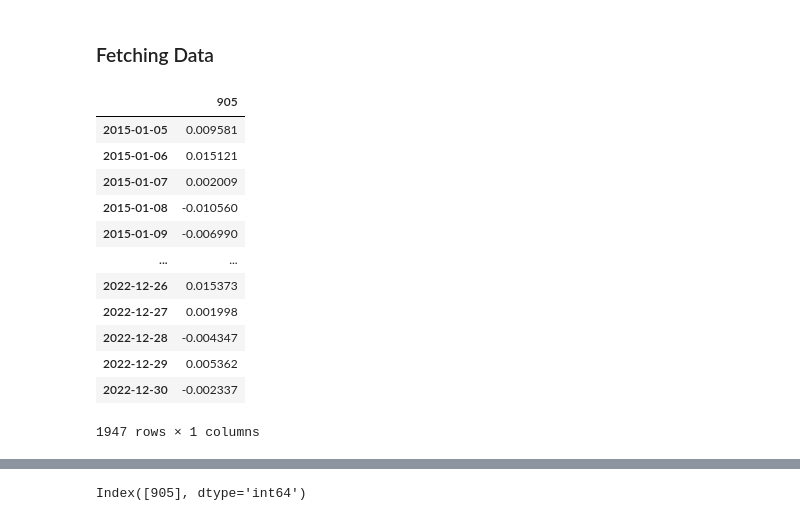
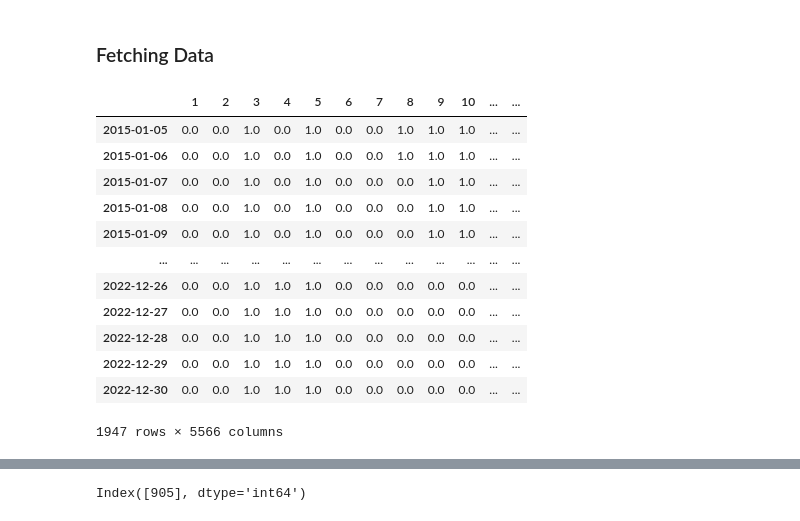
Before and after one commit to alaiazz/t1derivative, a Jupyter notebook: tasks_test.ipynb, the cells around one changed output, grey strips where cells are left out. Saved outputs shown, nothing was run; the diff lists cells and outputs as text; code cells hidden in the pictures.

```diff
--- a/tasks_test.ipynb
+++ b/tasks_test.ipynb
@@ -38,19 +39,19 @@ S_RESTRICT = get_data_from_csv(f'{data_root}/S_RESTRICT.csv')
 F7_26 =  get_data_from_csv(f'{data_root}/F7_26.csv')
 F7_27 =  get_data_from_csv(f'{data_root}/F7_27.csv')
 S_DQ_OPEN = get_data_from_csv(f'{data_root}/S_DQ_OPEN.csv')
-# %%
-S_905_DQ_RET
-# %% [output]
-|  | 905 |
-| 2015-01-05 | 0.009581 |
-| 2015-01-06 | 0.015121 |
-| 2015-01-07 | 0.002009 |
-| 2015-01-08 | -0.010560 |
-| 2015-01-09 | -0.006990 |
-| ... | ... |
-| 2022-12-26 | 0.015373 |
-| 2022-12-27 | 0.001998 |
-| 2022-12-28 | -0.004347 |
-| 2022-12-29 | 0.005362 |
-| 2022-12-30 | -0.002337 |
-1947 rows × 1 columns
+# %%
+S_RESTRICT
+# %% [output]
+|  | 1 | 2 | 3 | 4 | 5 | 6 | 7 | 8 | 9 | 10 | ... | ... |
+| 2015-01-05 | 0.0 | 0.0 | 1.0 | 0.0 | 1.0 | 0.0 | 0.0 | 1.0 | 1.0 | 1.0 | ... | ... |
+| 2015-01-06 | 0.0 | 0.0 | 1.0 | 0.0 | 1.0 | 0.0 | 0.0 | 1.0 | 1.0 | 1.0 | ... | ... |
+| 2015-01-07 | 0.0 | 0.0 | 1.0 | 0.0 | 1.0 | 0.0 | 0.0 | 0.0 | 1.0 | 1.0 | ... | ... |
+| 2015-01-08 | 0.0 | 0.0 | 1.0 | 0.0 | 1.0 | 0.0 | 0.0 | 0.0 | 1.0 | 1.0 | ... | ... |
+| 2015-01-09 | 0.0 | 0.0 | 1.0 | 0.0 | 1.0 | 0.0 | 0.0 | 0.0 | 1.0 | 1.0 | ... | ... |
+| ... | ... | ... | ... | ... | ... | ... | ... | ... | ... | ... | ... | ... |
+| 2022-12-26 | 0.0 | 0.0 | 1.0 | 1.0 | 1.0 | 0.0 | 0.0 | 0.0 | 0.0 | 0.0 | ... | ... |
+| 2022-12-27 | 0.0 | 0.0 | 1.0 | 1.0 | 1.0 | 0.0 | 0.0 | 0.0 | 0.0 | 0.0 | ... | ... |
+| 2022-12-28 | 0.0 | 0.0 | 1.0 | 1.0 | 1.0 | 0.0 | 0.0 | 0.0 | 0.0 | 0.0 | ... | ... |
+| 2022-12-29 | 0.0 | 0.0 | 1.0 | 1.0 | 1.0 | 0.0 | 0.0 | 0.0 | 0.0 | 0.0 | ... | ... |
+| 2022-12-30 | 0.0 | 0.0 | 1.0 | 1.0 | 1.0 | 0.0 | 0.0 | 0.0 | 0.0 | 0.0 | ... | ... |
+1947 rows × 5566 columns
```
Also changed, not shown: parts of 5 cells of this notebook, 1 other file.
